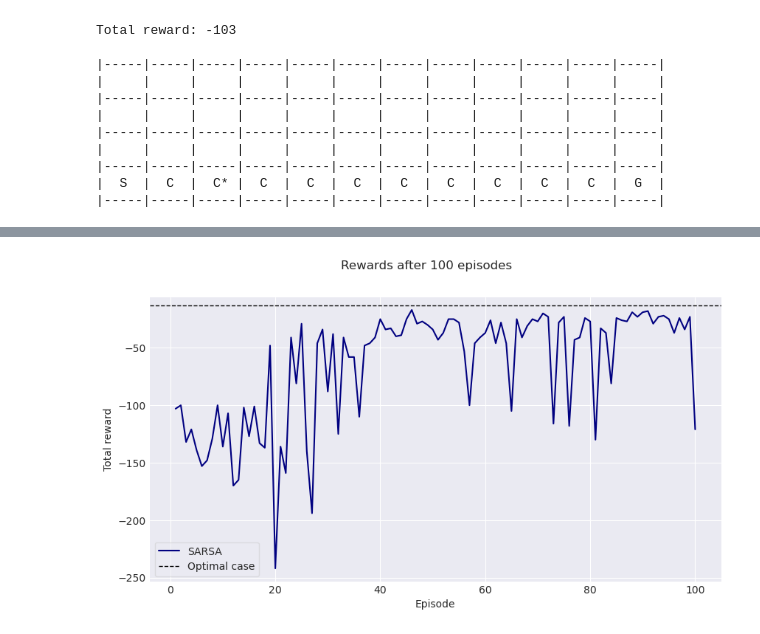
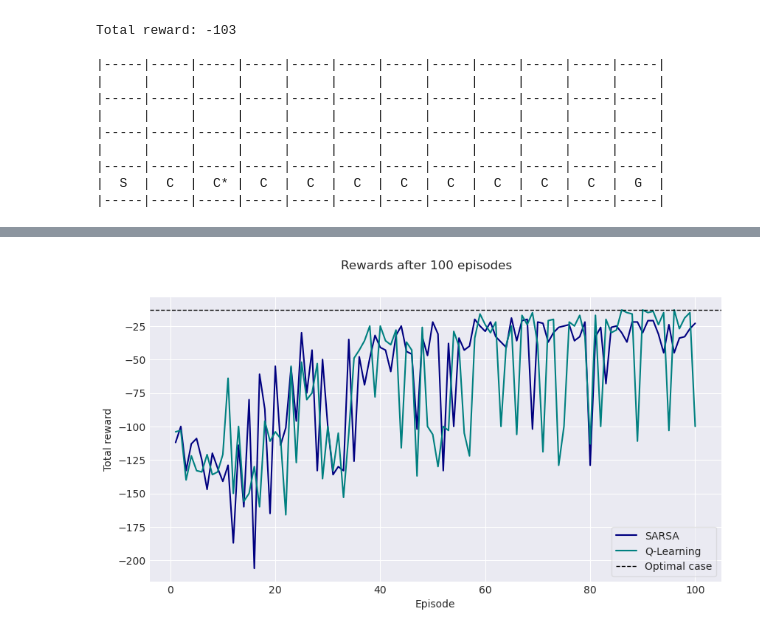
Before and after one commit to the-mysh/rl-coursework, a Jupyter notebook: tasks/cliff_problem/Cliff_problem.ipynb, the cells around one changed output, grey strips where cells are left out. Drawn from its saved outputs; the diff is of its cells as text; code cells hidden in the pictures.

Commit message:
[Cliff problem] Added Q learning

```diff
--- a/tasks/cliff_problem/Cliff_problem.ipynb
+++ b/tasks/cliff_problem/Cliff_problem.ipynb
@@ -67,9 +67,4 @@ Total reward: -103
 # %%
 N_EPISODES = 100
 sarsa = Sarsa(cg)
-rewards = []
-for i in range(N_EPISODES):
-    cg.reset()
-    _, _, r = sarsa.run()
-    rewards.append(r)
-    # print(" ", r)
+sarsa_rewards = sarsa.run(N_EPISODES)    # print(" ", r)
@@ -80,4 +71,17 @@ sarsa.plot_q_values()
+# %%
+ql = QLearning(cg)
+ql_rewards = ql.run(N_EPISODES)
 # %%
-plot_rewards(dict(SARSA=rewards), colors=dict(SARSA='navy'), title=f"Rewards after {N_EPISODES} episodes", optimal=-13)
+%matplotlib inline
+
+SARSA_COLOUR = 'navy'
+QL_COLOUR = 'teal'
+
+plot_rewards(
+    {'SARSA': sarsa_rewards, 'Q-Learning': ql_rewards},
+    {'SARSA': SARSA_COLOUR, 'Q-Learning': QL_COLOUR},
+    title=f"Rewards after {N_EPISODES} episodes",
+    optimal=-13
+)
 # %% [output]
-[figure, old version]
+[figure, new version]
```
Also changed, not shown: parts of 8 cells of this notebook, 1 other file.
